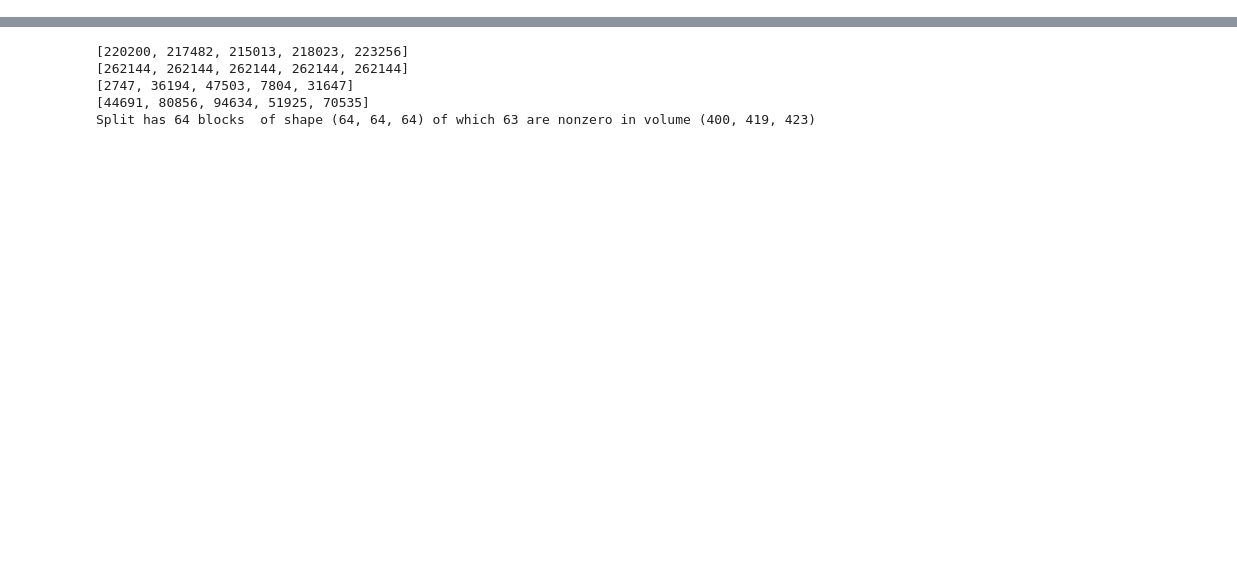
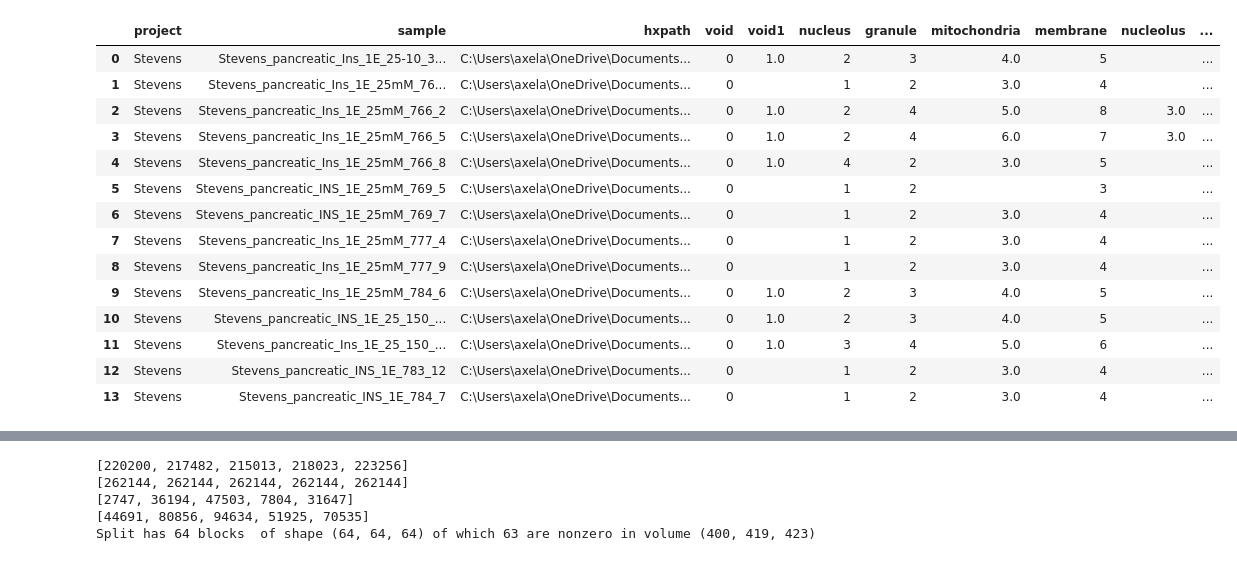
Before and after one commit to ncxt/ncxt_sxtcnn, a Jupyter notebook: dev.ipynb, the cells around one changed output, grey strips where cells are left out. Saved outputs shown, nothing was run; the diff lists cells and outputs as text; code cells hidden in the pictures; blank space fills up the shorter version.

```diff
--- a/dev.ipynb
+++ b/dev.ipynb
@@ -60 +113,20 @@ db.dataframe_sel("membrane")
 [interactive output not drawn]
+# %%
+db_project = Database(folder=folder2, wd=wd, sanitize=True)
+db.dataframe_sel("nucleus")
+# %% [output]
+|  | project | sample | hxpath | void | void1 | nucleus | granule | mitochondria | membrane | nucleolus | ... |
+| 0 | Stevens | Stevens_pancreatic_Ins_1E_25-10_3... | C:\Users\axela\OneDrive\Documents... | 0 | 1.0 | 2 | 3 | 4.0 | 5 |  | ... |
+| 1 | Stevens | Stevens_pancreatic_Ins_1E_25mM_76... | C:\Users\axela\OneDrive\Documents... | 0 |  | 1 | 2 | 3.0 | 4 |  | ... |
+| 2 | Stevens | Stevens_pancreatic_Ins_1E_25mM_766_2 | C:\Users\axela\OneDrive\Documents... | 0 | 1.0 | 2 | 4 | 5.0 | 8 | 3.0 | ... |
+| 3 | Stevens | Stevens_pancreatic_Ins_1E_25mM_766_5 | C:\Users\axela\OneDrive\Documents... | 0 | 1.0 | 2 | 4 | 6.0 | 7 | 3.0 | ... |
+| 4 | Stevens | Stevens_pancreatic_Ins_1E_25mM_766_8 | C:\Users\axela\OneDrive\Documents... | 0 | 1.0 | 4 | 2 | 3.0 | 5 |  | ... |
+| 5 | Stevens | Stevens_pancreatic_INS_1E_25mM_769_5 | C:\Users\axela\OneDrive\Documents... | 0 |  | 1 | 2 |  | 3 |  | ... |
+| 6 | Stevens | Stevens_pancreatic_INS_1E_25mM_769_7 | C:\Users\axela\OneDrive\Documents... | 0 |  | 1 | 2 | 3.0 | 4 |  | ... |
+| 7 | Stevens | Stevens_pancreatic_Ins_1E_25mM_777_4 | C:\Users\axela\OneDrive\Documents... | 0 |  | 1 | 2 | 3.0 | 4 |  | ... |
+| 8 | Stevens | Stevens_pancreatic_Ins_1E_25mM_777_9 | C:\Users\axela\OneDrive\Documents... | 0 |  | 1 | 2 | 3.0 | 4 |  | ... |
+| 9 | Stevens | Stevens_pancreatic_Ins_1E_25mM_784_6 | C:\Users\axela\OneDrive\Documents... | 0 | 1.0 | 2 | 3 | 4.0 | 5 |  | ... |
+| 10 | Stevens | Stevens_pancreatic_INS_1E_25_150_... | C:\Users\axela\OneDrive\Documents... | 0 | 1.0 | 2 | 3 | 4.0 | 5 |  | ... |
+| 11 | Stevens | Stevens_pancreatic_Ins_1E_25_150_... | C:\Users\axela\OneDrive\Documents... | 0 | 1.0 | 3 | 4 | 5.0 | 6 |  | ... |
+| 12 | Stevens | Stevens_pancreatic_INS_1E_783_12 | C:\Users\axela\OneDrive\Documents... | 0 |  | 1 | 2 | 3.0 | 4 |  | ... |
+| 13 | Stevens | Stevens_pancreatic_INS_1E_784_7 | C:\Users\axela\OneDrive\Documents... | 0 |  | 1 | 2 | 3.0 | 4 |  | ... |
```
Also changed, not shown: parts of 11 cells of this notebook, 6 other files.
